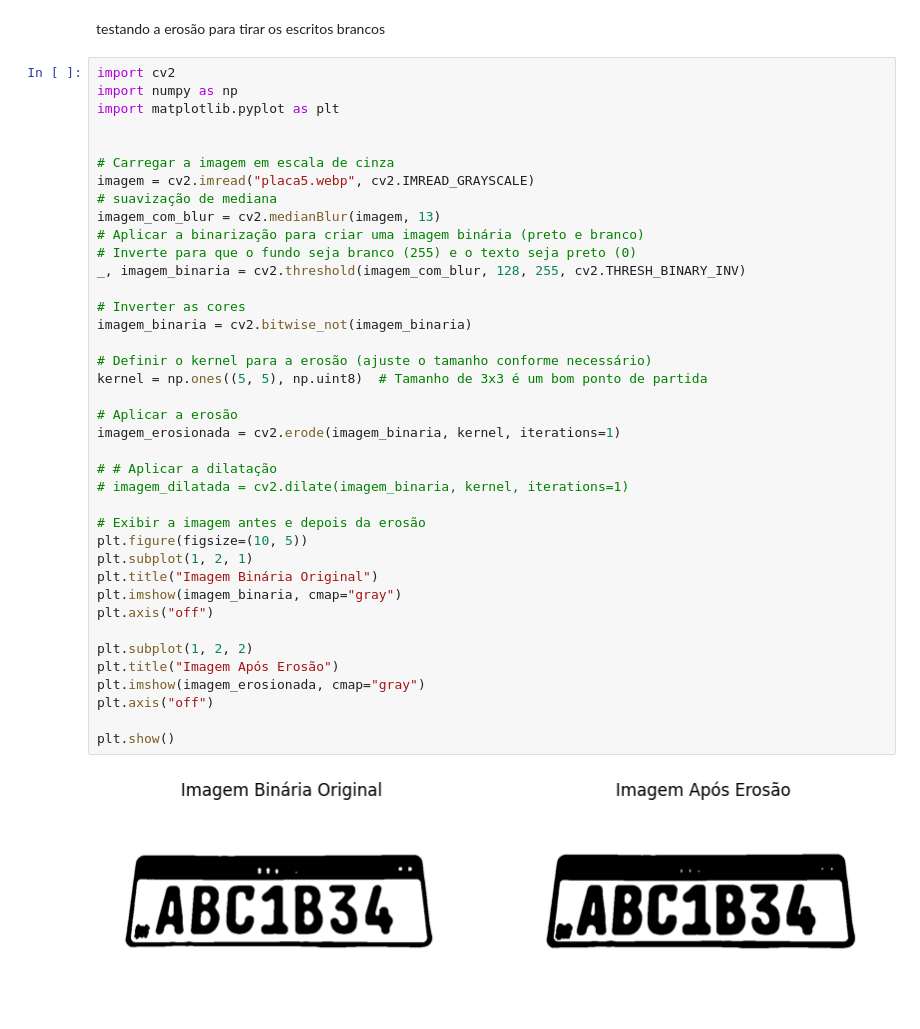
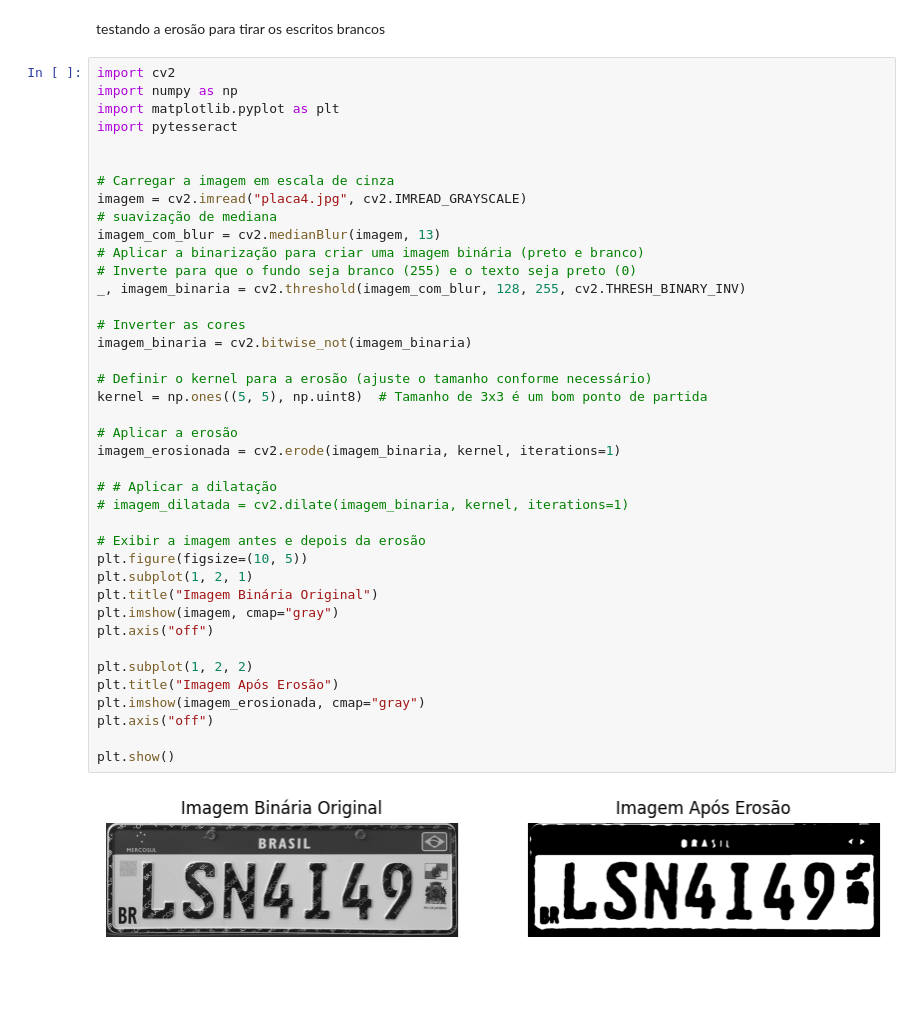
Before and after one commit to felipe-bon/PlateScan, a Jupyter notebook: plateScan.ipynb, the cells around one changed output. Drawn from its saved outputs; the diff is of its cells as text; blank space fills up the shorter version.

```diff
--- a/plateScan.ipynb
+++ b/plateScan.ipynb
@@ -320,43 +65,44 @@ testando a erosão para tirar os escritos brancos
 import cv2
 import numpy as np
 import matplotlib.pyplot as plt
+import pytesseract
 
 
 # Carregar a imagem em escala de cinza
-imagem = cv2.imread("placa5.webp", cv2.IMREAD_GRAYSCALE)
+imagem = cv2.imread("placa4.jpg", cv2.IMREAD_GRAYSCALE)
 # suavização de mediana
 imagem_com_blur = cv2.medianBlur(imagem, 13)
 # Aplicar a binarização para criar uma imagem binária (preto e branco)
 # Inverte para que o fundo seja branco (255) e o texto seja preto (0)
 _, imagem_binaria = cv2.threshold(imagem_com_blur, 128, 255, cv2.THRESH_BINARY_INV)
 
 # Inverter as cores
 imagem_binaria = cv2.bitwise_not(imagem_binaria)
 
 # Definir o kernel para a erosão (ajuste o tamanho conforme necessário)
 kernel = np.ones((5, 5), np.uint8)  # Tamanho de 3x3 é um bom ponto de partida
 
 # Aplicar a erosão
 imagem_erosionada = cv2.erode(imagem_binaria, kernel, iterations=1)
 
 # # Aplicar a dilatação
 # imagem_dilatada = cv2.dilate(imagem_binaria, kernel, iterations=1)
 
 # Exibir a imagem antes e depois da erosão
 plt.figure(figsize=(10, 5))
 plt.subplot(1, 2, 1)
 plt.title("Imagem Binária Original")
-plt.imshow(imagem_binaria, cmap="gray")
+plt.imshow(imagem, cmap="gray")
 plt.axis("off")
 
 plt.subplot(1, 2, 2)
 plt.title("Imagem Após Erosão")
 plt.imshow(imagem_erosionada, cmap="gray")
 plt.axis("off")
 
 plt.show()
 # %% [output]
-[figure, old version]
+[figure, new version]
 # %%
 # imagem = imagem_binaria
 # imagem_suavizada = cv2.GaussianBlur(imagem, (5, 5), 0)
```
Also changed, not shown: parts of 19 cells of this notebook.
